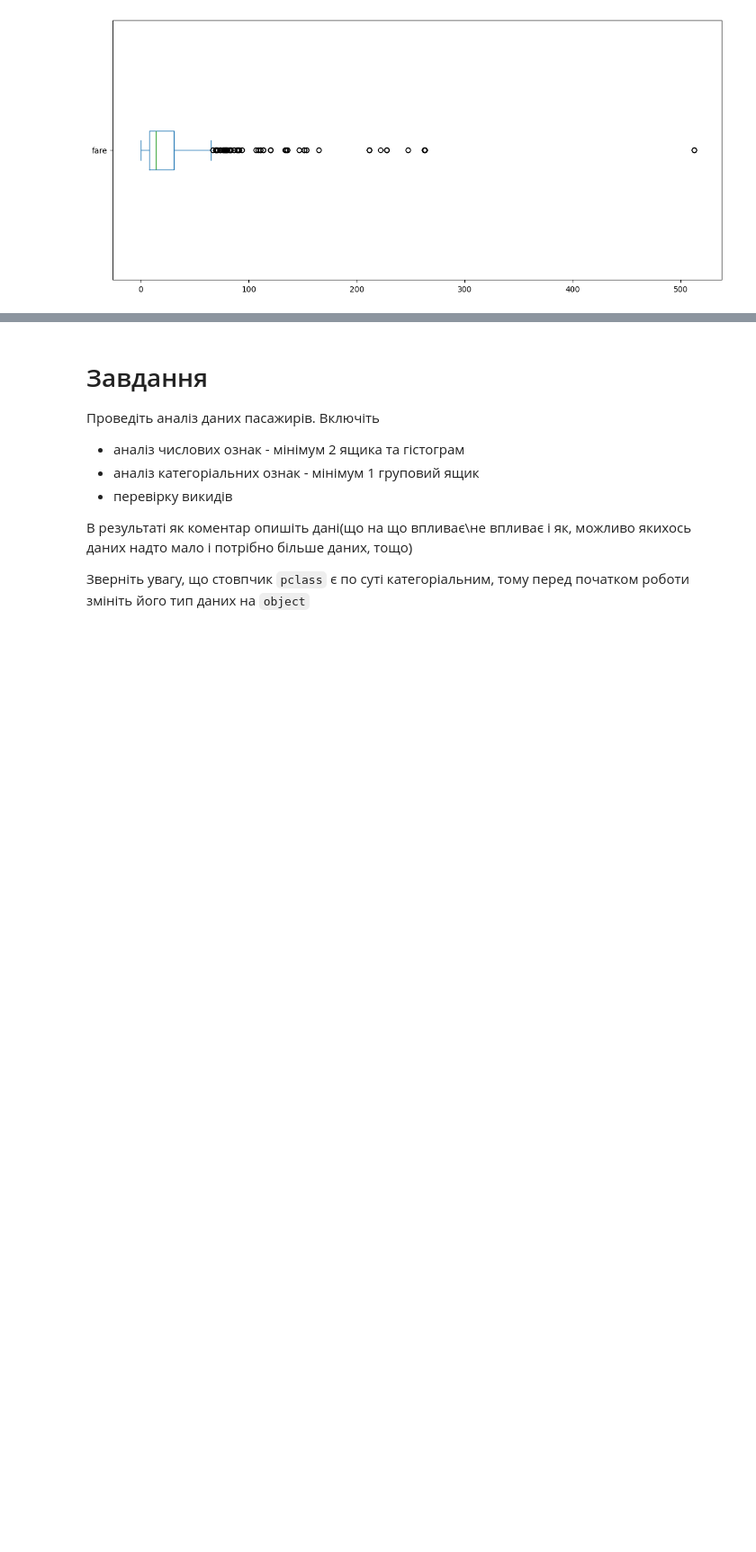
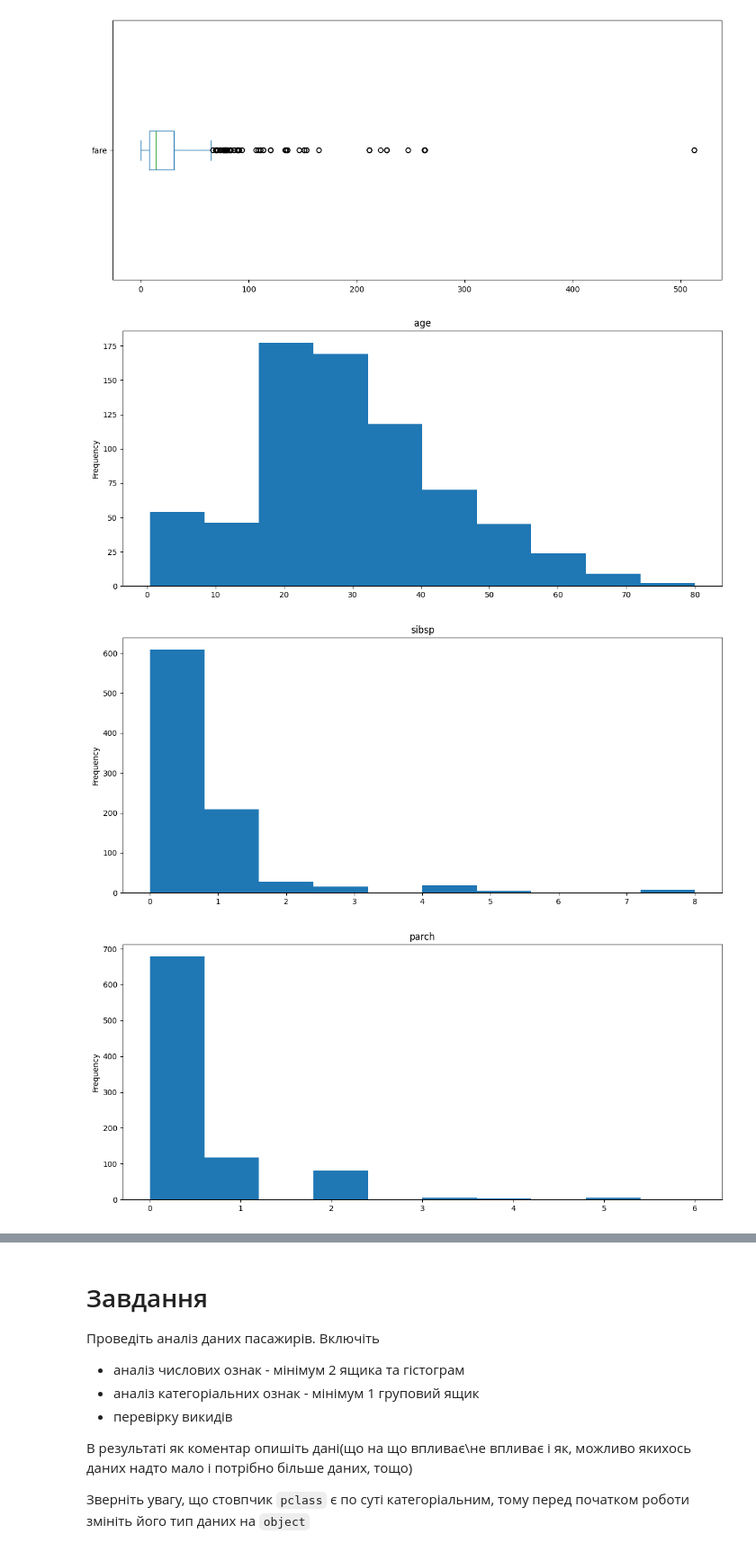
Before and after one commit to Margo-s-M/AI_Colab, a Jupyter notebook: ДЗ_5.ipynb, the cells around one changed output, grey strips where cells are left out. Shown at 90% size. Saved outputs shown, nothing was run; the diff lists cells and outputs as text; code cells hidden in the pictures; blank space fills up the shorter version.

```diff
--- a/ДЗ_5.ipynb
+++ b/ДЗ_5.ipynb
@@ -85,3 +85,12 @@ df['fare'].plot(kind='box', vert=False, figsize=(14,6))
 # %% [output]
 <Axes: >
 [figure]
+# %%
+for col in df.select_dtypes(include='number').columns:
+  df[col].plot(kind='hist', figsize=(14,6))
+  plt.title(col)
+  plt.show()
+# %% [output]
+[figure, added]
+[figure, added]
+[figure, added]
```
Also changed, not shown: parts of 2 cells of this notebook.
